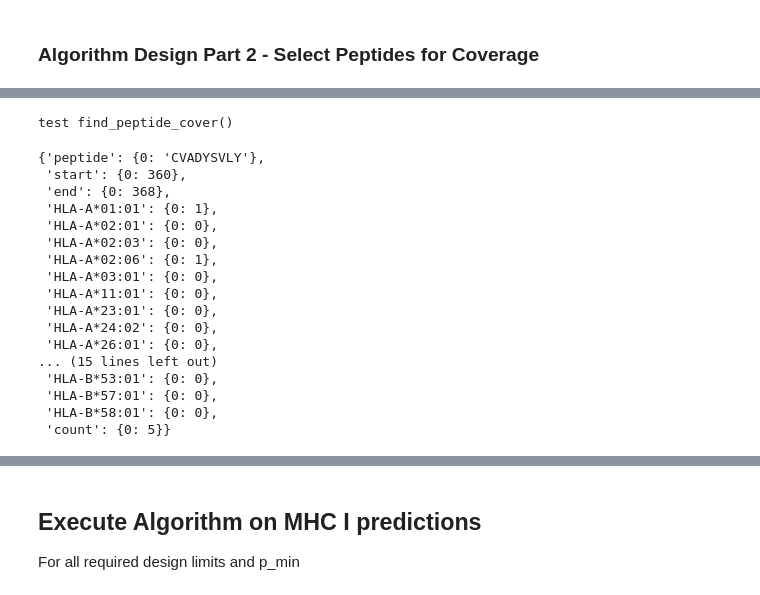
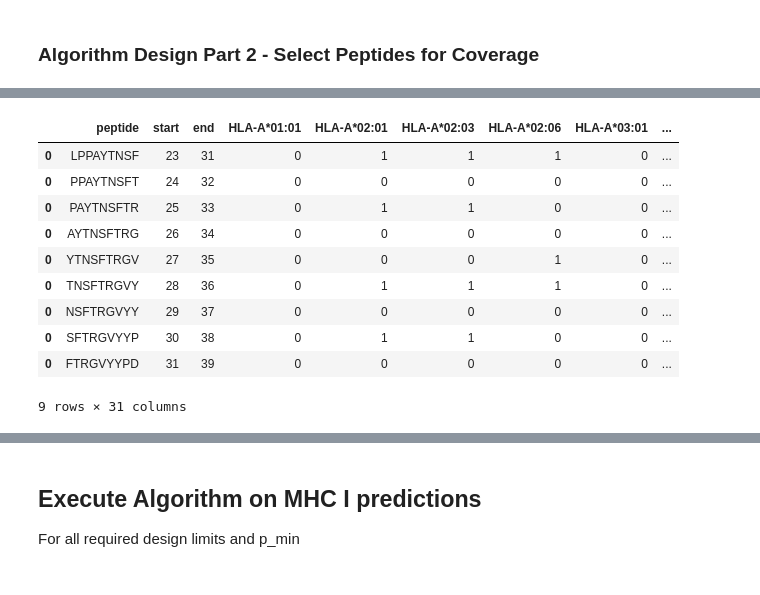
Before and after one commit to ryanquinnnelson/CMU-02718-HW5, a Jupyter notebook: 02_518_02_718_HW_5_ryann.ipynb, the cells around one changed output, grey strips where cells are left out. Saved outputs shown, nothing was run; the diff lists cells and outputs as text; code cells hidden in the pictures.

```diff
--- a/02_518_02_718_HW_5_ryann.ipynb
+++ b/02_518_02_718_HW_5_ryann.ipynb
@@ -1276,0 +1286,7 @@ test update_selected_peptides()
+# %%
+print('test update_selected_peptides()')
+
+df_selected_test = df_coverage_test.head()
+
+df_selected_test = df_selected_test[df_selected_test['peptide']=='LPPAYTNSF']
+df_selected_test.T
@@ -1277,7 +1312,6 @@ test update_selected_peptides()
 # %%
 # select the peptide with the highest coverage count
-selected_peptide = df_test.head(1)
+selected_peptide = df_selected_test.head(1)
 peptide_dict = selected_peptide.to_dict()
-for key in peptide_dict:
-    print(key,peptide_dict[key])
+peptide_dict['peptide'][0]
 # %% [output]
@@ -1320,6 +1377,6 @@ test update_uncovered_alleles()
 # %%
-print('test get_available_peptides()')
-print(df_sorted.shape)
-r1,r2,retained = get_available_peptides(peptide_dict,df_sorted)
+print('test get_nonoverlapping_peptides()')
+print(df_coverage_test.shape)
+r1,r2,retained = get_nonoverlapping_peptides(peptide_dict,df_coverage_test)
 print(retained.shape)
 # %% [output]
@@ -1343,24 +1386,14 @@ r1
-# %%
-print('test find_peptide_cover()')
-
-result = find_peptide_cover(df_test,'HLA-A*01:01')
-result
-# %% [output]
-test find_peptide_cover()
-{'peptide': {0: 'CVADYSVLY'},
- 'start': {0: 360},
- 'end': {0: 368},
- 'HLA-A*01:01': {0: 1},
- 'HLA-A*02:01': {0: 0},
- 'HLA-A*02:03': {0: 0},
- 'HLA-A*02:06': {0: 1},
- 'HLA-A*03:01': {0: 0},
- 'HLA-A*11:01': {0: 0},
- 'HLA-A*23:01': {0: 0},
- 'HLA-A*24:02': {0: 0},
- 'HLA-A*26:01': {0: 0},
-... (15 lines left out)
- 'HLA-B*53:01': {0: 0},
- 'HLA-B*57:01': {0: 0},
- 'HLA-B*58:01': {0: 0},
- 'count': {0: 5}}
+# %%
+r1.sort_values(by='start')
+# %% [output]
+|  | peptide | start | end | HLA-A*01:01 | HLA-A*02:01 | HLA-A*02:03 | HLA-A*02:06 | HLA-A*03:01 | ... |
+| 0 | LPPAYTNSF | 23 | 31 | 0 | 1 | 1 | 1 | 0 | ... |
+| 0 | PPAYTNSFT | 24 | 32 | 0 | 0 | 0 | 0 | 0 | ... |
+| 0 | PAYTNSFTR | 25 | 33 | 0 | 1 | 1 | 0 | 0 | ... |
+| 0 | AYTNSFTRG | 26 | 34 | 0 | 0 | 0 | 0 | 0 | ... |
+| 0 | YTNSFTRGV | 27 | 35 | 0 | 0 | 0 | 1 | 0 | ... |
+| 0 | TNSFTRGVY | 28 | 36 | 0 | 1 | 1 | 1 | 0 | ... |
+| 0 | NSFTRGVYY | 29 | 37 | 0 | 0 | 0 | 0 | 0 | ... |
+| 0 | SFTRGVYYP | 30 | 38 | 0 | 1 | 1 | 0 | 0 | ... |
+| 0 | FTRGVYYPD | 31 | 39 | 0 | 0 | 0 | 0 | 0 | ... |
+9 rows × 31 columns
```
Also changed, not shown: parts of 24 cells of this notebook.
